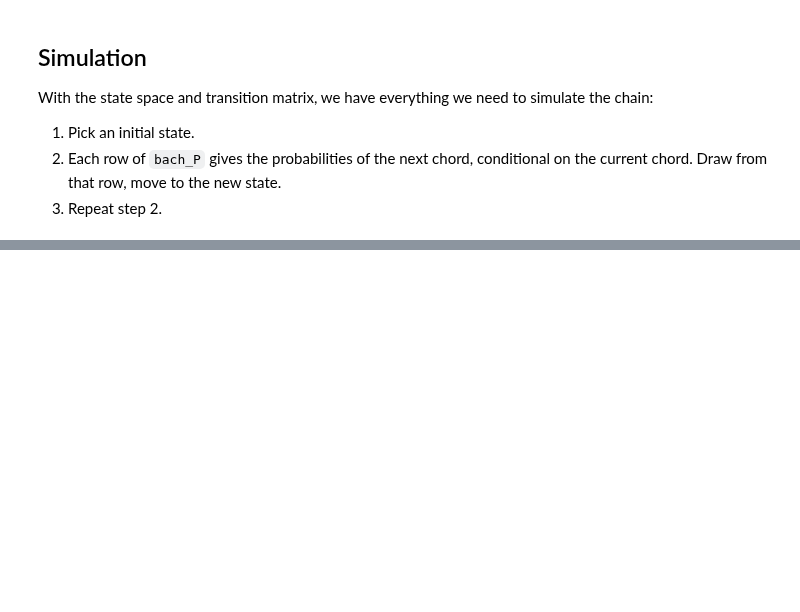
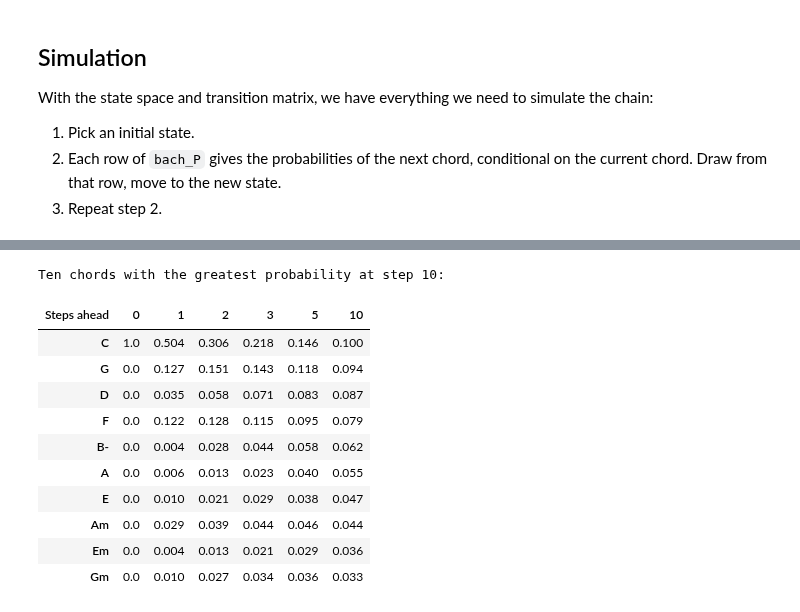
Before and after one commit to HSweazey/UU_F26_templates, a Jupyter notebook: Week10/transitions_and_simulation_in_class.ipynb, the cells around one changed output, grey strips where cells are left out. Drawn from its saved outputs; the diff is of its cells as text; code cells hidden in the pictures; blank space fills up the shorter version.

```diff
--- a/Week10/transitions_and_simulation_in_class.ipynb
+++ b/Week10/transitions_and_simulation_in_class.ipynb
@@ -453,0 +477,35 @@ print('First-order chain:', ' → '.join(bach_simulation))
+# %%
+initial_chord = 'C'
+initial_index = bach_states.index(initial_chord)
+initial_density = np.zeros(len(bach_states))
+initial_density[initial_index] = 1
+
+bach_forecasts = {0: initial_density.copy()}
+density = initial_density.copy()
+for horizon in range(1, 11):
+    density = density @ bach_P
+    bach_forecasts[horizon] = density.copy()
+
+assert np.allclose(bach_forecasts[1], bach_P[initial_index])
+assert all(np.isclose(forecast.sum(), 1) for forecast in bach_forecasts.values())
+
+horizons = [0, 1, 2, 3, 5, 10]
+forecast_table = pd.DataFrame(
+    {h: bach_forecasts[h] for h in horizons}, index=bach_states,
+)
+forecast_table.columns.name = 'Steps ahead'
+print('Ten chords with the greatest probability at step 10:')
+display(forecast_table.loc[forecast_table[10].nlargest(10).index].round(3))
+# %% [output]
+Ten chords with the greatest probability at step 10:
+| Steps ahead | 0 | 1 | 2 | 3 | 5 | 10 |
+| C | 1.0 | 0.504 | 0.306 | 0.218 | 0.146 | 0.100 |
+| G | 0.0 | 0.127 | 0.151 | 0.143 | 0.118 | 0.094 |
+| D | 0.0 | 0.035 | 0.058 | 0.071 | 0.083 | 0.087 |
+| F | 0.0 | 0.122 | 0.128 | 0.115 | 0.095 | 0.079 |
+| B- | 0.0 | 0.004 | 0.028 | 0.044 | 0.058 | 0.062 |
+| A | 0.0 | 0.006 | 0.013 | 0.023 | 0.040 | 0.055 |
+| E | 0.0 | 0.010 | 0.021 | 0.029 | 0.038 | 0.047 |
+| Am | 0.0 | 0.029 | 0.039 | 0.044 | 0.046 | 0.044 |
+| Em | 0.0 | 0.004 | 0.013 | 0.021 | 0.029 | 0.036 |
+| Gm | 0.0 | 0.010 | 0.027 | 0.034 | 0.036 | 0.033 |
```
Also changed, not shown: parts of 11 cells of this notebook, 4 other files.
